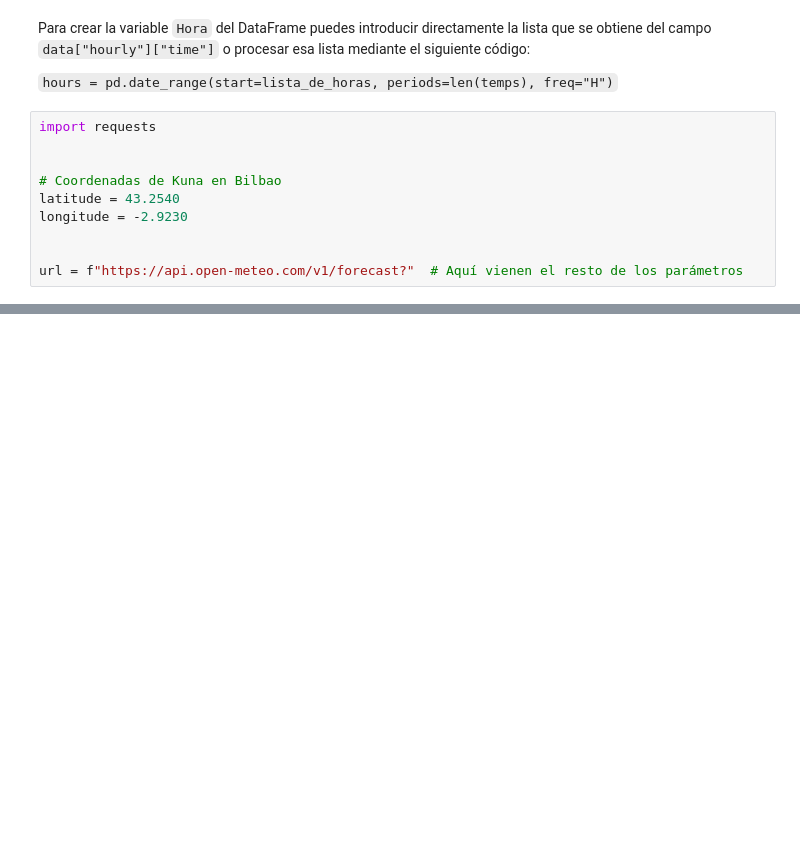
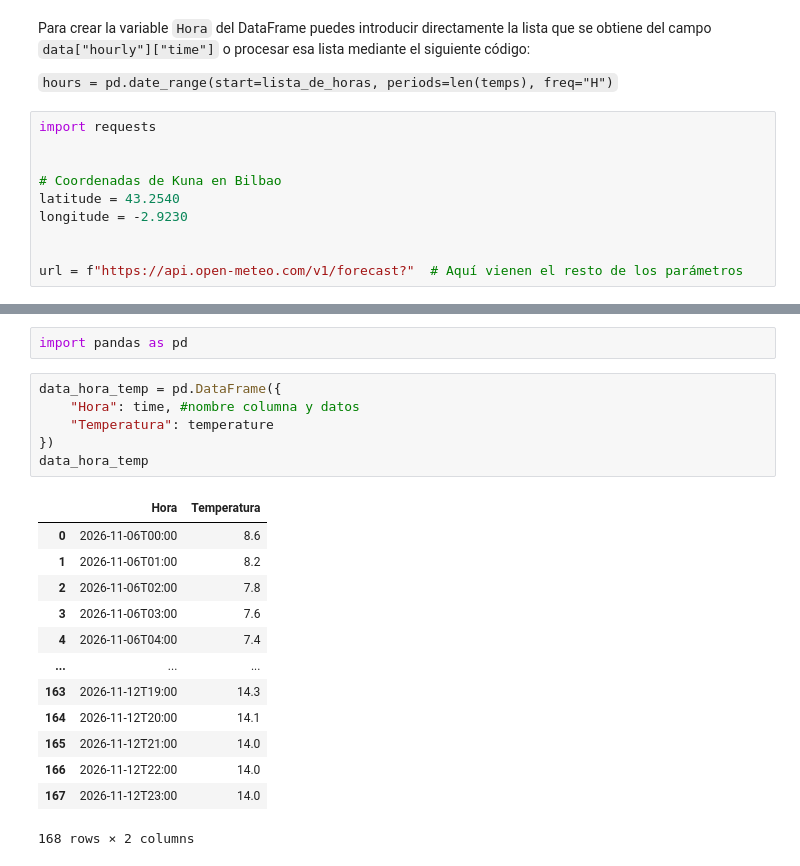
Before and after one commit to haizeaj/2026-10-BILBAO-FT-Data-Science, a Jupyter notebook: 2-Data_Analysis/3-Sources/Web/Práctica/pronostico_meteorologico.ipynb, the cells around one changed output, grey strips where cells are left out. Drawn from its saved outputs; the diff is of its cells as text; blank space fills up the shorter version.

```diff
--- a/2-Data_Analysis/3-Sources/Web/Práctica/pronostico_meteorologico.ipynb
+++ b/2-Data_Analysis/3-Sources/Web/Práctica/pronostico_meteorologico.ipynb
@@ -22,0 +84,22 @@ url = f"https://api.open-meteo.com/v1/forecast?"  # Aquí vienen el resto de los
+# %%
+import pandas as pd
+# %%
+data_hora_temp = pd.DataFrame({
+    "Hora": time, #nombre columna y datos
+    "Temperatura": temperature
+})
+data_hora_temp
+# %% [output]
+|  | Hora | Temperatura |
+| 0 | 2026-11-06T00:00 | 8.6 |
+| 1 | 2026-11-06T01:00 | 8.2 |
+| 2 | 2026-11-06T02:00 | 7.8 |
+| 3 | 2026-11-06T03:00 | 7.6 |
+| 4 | 2026-11-06T04:00 | 7.4 |
+| ... | ... | ... |
+| 163 | 2026-11-12T19:00 | 14.3 |
+| 164 | 2026-11-12T20:00 | 14.1 |
+| 165 | 2026-11-12T21:00 | 14.0 |
+| 166 | 2026-11-12T22:00 | 14.0 |
+| 167 | 2026-11-12T23:00 | 14.0 |
+168 rows × 2 columns
```
Also changed, not shown: parts of 7 cells of this notebook, 35 other files.
